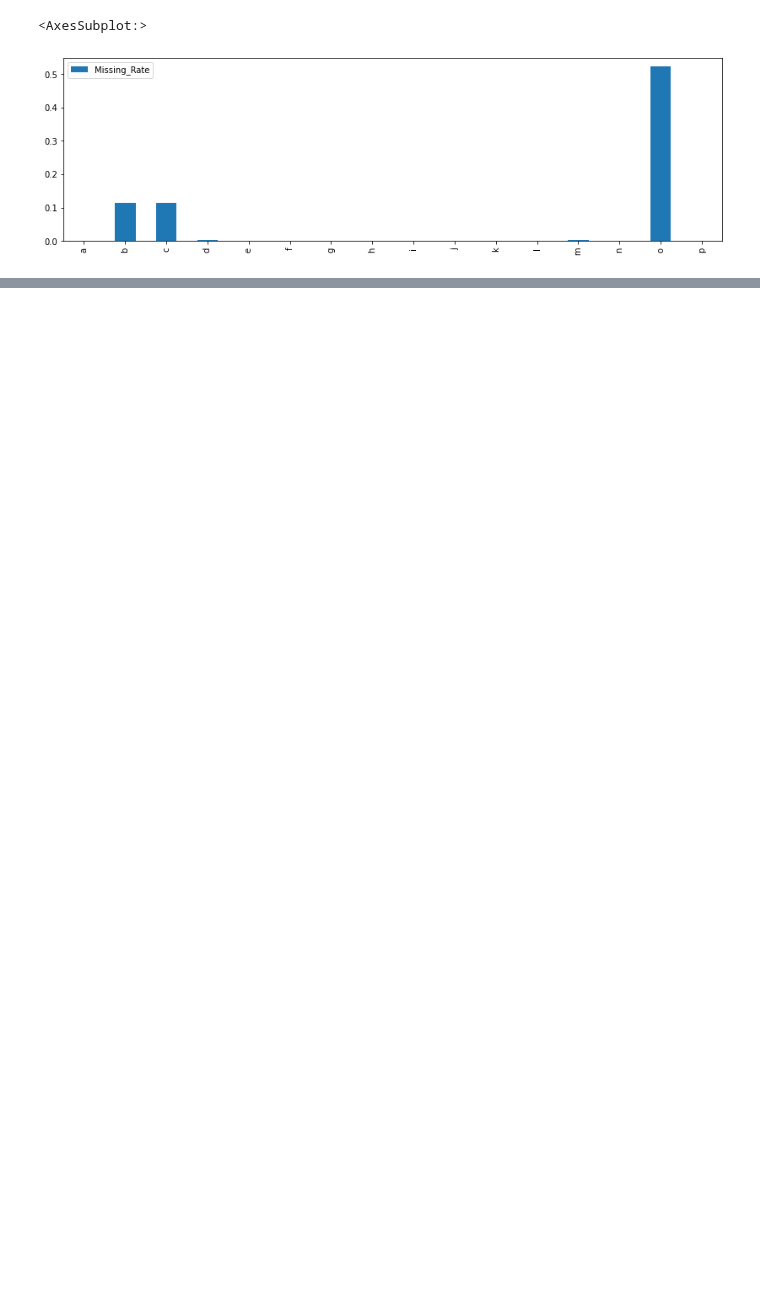
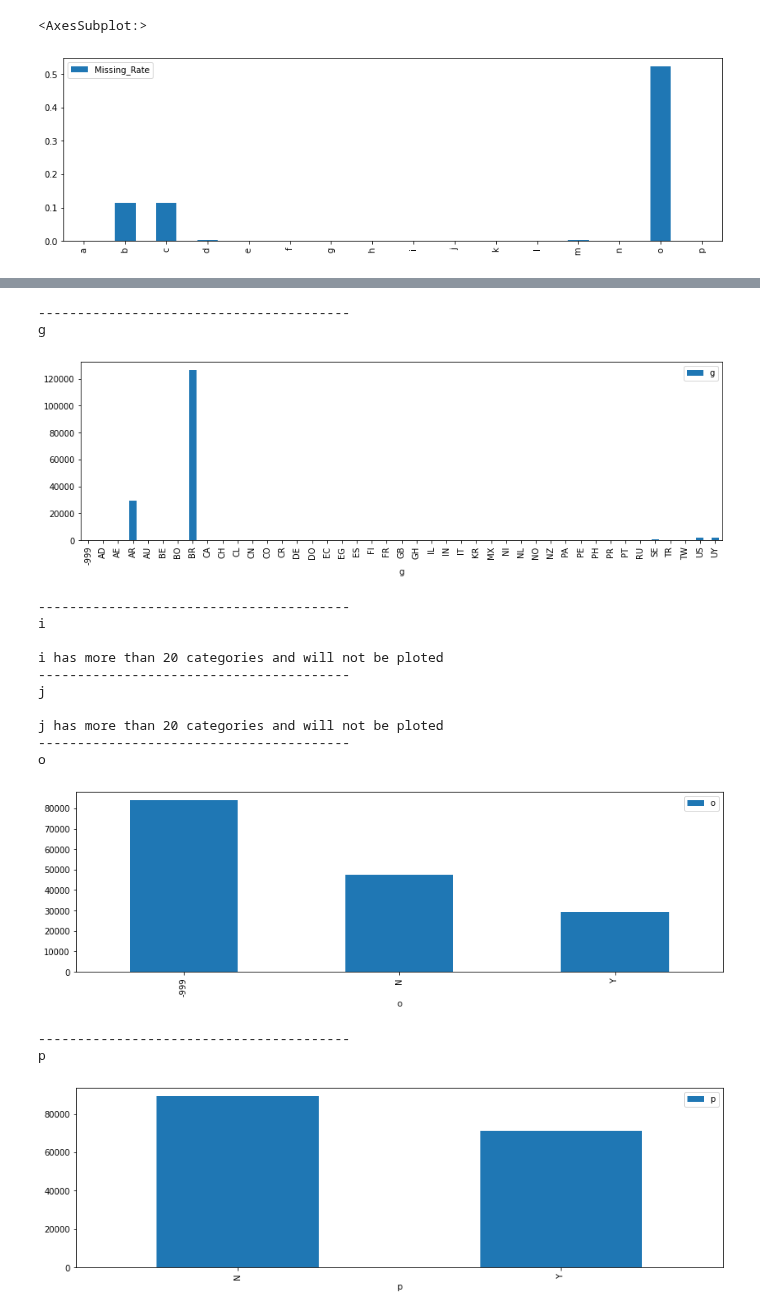
Before and after one commit to lejcruz/case_meli, a Jupyter notebook: notebooks/main.ipynb, the cells around one changed output, grey strips where cells are left out. Saved outputs shown, nothing was run; the diff lists cells and outputs as text; code cells hidden in the pictures; blank space fills up the shorter version.

```diff
--- a/notebooks/main.ipynb
+++ b/notebooks/main.ipynb
@@ -129,0 +165,39 @@ missing_freq.plot(kind='bar', figsize=(14,4))
+# %%
+for col in X_train_OS.columns:
+    if X_train_OS[col].dtype == 'O':
+
+        print('-'*40)
+        print(col)
+        print()
+
+        __QtdCat__ = len(X_train_OS[col].unique())
+
+        if __QtdCat__ <= 50:
+
+            gpd = X_train_OS.groupby(col).agg({col:'count'})
+            plot_gpd = gpd.plot(kind='bar', figsize=(14,4))
+            plt.show()
+
+        else:
+            print(col, 'has more than 20 categories and will not be ploted')
+
+    else:
+       pass
+# %% [output]
+----------------------------------------
+g
+[figure, added]
+----------------------------------------
+i
+
+i has more than 20 categories and will not be ploted
+----------------------------------------
+j
+
+j has more than 20 categories and will not be ploted
+----------------------------------------
+o
+[figure, added]
+----------------------------------------
+p
+[figure, added]
```
Also changed, not shown: parts of 9 cells of this notebook, 2 other files.
